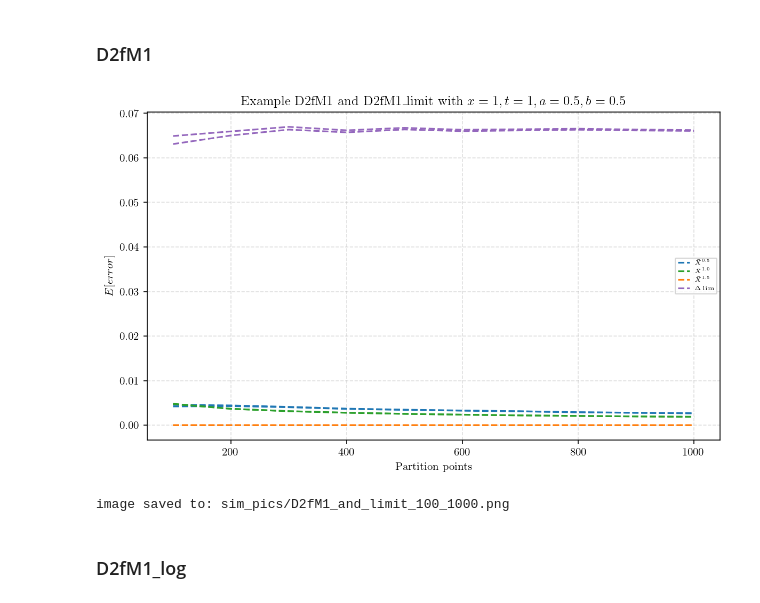
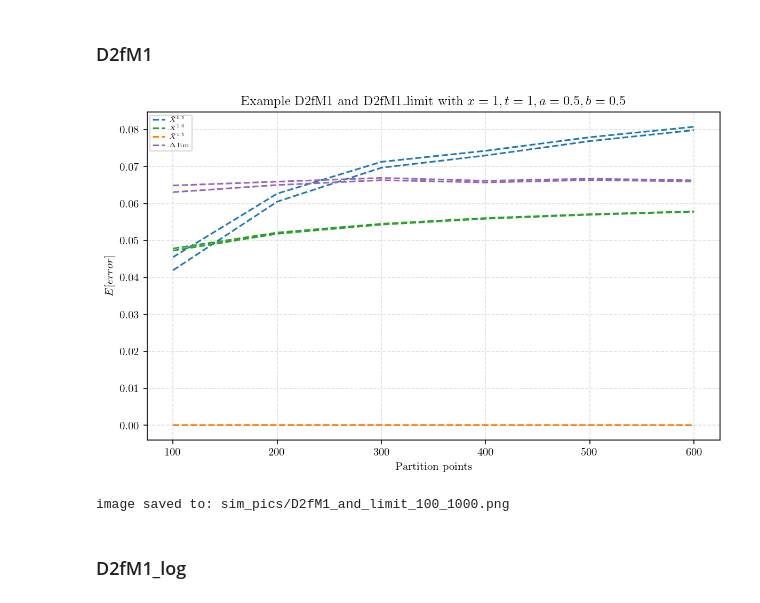
Before and after one commit to Andriyichenko/simulation, a Jupyter notebook: D2f/D2f_plot.ipynb, the cells around one changed output. Cells and saved outputs as stored; diff of their text form; code cells hidden in the pictures.

```diff
--- a/D2f/D2f_plot.ipynb
+++ b/D2f/D2f_plot.ipynb
@@ -264,8 +268,8 @@ def conf_level(a): #aは信頼度であり、ex:a=0.95なら95%信頼区間
     z=norm.ppf(1 - alpha / 2) #ここでPPF = Percaent Point Function,両側検定なのでalpha/2,norm.ppfは累積分布関数の逆関数、i.e.「何番目の値がこの累積確率になるのか？」を計算する
     return z
 
-df2 = pd.read_csv("../data_source/D2fM1_100_1000_data.csv")
-df3 = pd.read_csv("../data_source/D2fM1_100_1000_data.csv")
+df2 = pd.read_csv("../data_source/D2fM1_100_1000_data_test1.csv")
+df3 = pd.read_csv("../data_source/D2fM1_100_1000_data_test1.csv")
 
 
 #z信頼水準の計算,aは信頼度であり、ex:a=0.95なら95%信頼区間
@@ -289,34 +293,34 @@ A_low_df2    = df2['A']     - z * A_se_df2
 Am_up_df2    = df2['Am']    + z * Am_se_df2
 Am_low_df2   = df2['Am']    - z * Am_se_df2
 A15_up_df2   = df2['A_1_5'] + z * A15_se_df2
 A15_low_df2  = df2['A_1_5'] - z * A15_se_df2
 Axb_up_df3   = df3['Ab'] + z * Axb_se_df3
 Axb_low_df3  = df3['Ab'] - z * Axb_se_df3
 
 
 # グラフを描画
 plt.figure(figsize=(8, 5), dpi=150)  # dpi とは Dots Per Inch を意味する
 plt.plot(df2["points"], A_up_df2, linestyle="--", color="#1f77b4", label=r"$\bar{X}^{0.5}$")
 plt.plot(df2["points"], A_low_df2, linestyle="--", color="#1f77b4")
 plt.plot(df2["points"], Am_up_df2, linestyle="--", color="#2ca02c", label=r"$\bar{X}^{1.0}$ ")
 plt.plot(df2["points"], Am_low_df2, linestyle="--", color="#2ca02c")
 plt.plot(df2["points"], A15_up_df2, linestyle="--", color="#ff7f0e", label=r"$\bar{X}^{1.5}$ ")
 plt.plot(df2["points"], A15_low_df2, linestyle="--", color="#ff7f0e")
 plt.plot(df3["points"], Axb_up_df3, linestyle="--", color="#9467bd", label=r"$\Delta\lim$ ")
 plt.plot(df3["points"], Axb_low_df3, linestyle="--", color="#9467bd")
 
 
 plt.title(r'Example D2fM1 and D2fM1_limit with $x=1,t=1,a=0.5,b=0.5$')
 plt.xlabel("Partition points")
 plt.ylabel("$E[error]$ ")
 plt.grid(True, linestyle="--", alpha=0.4)
 plt.legend(fontsize=5.5, loc='best')
 plt.tight_layout()  # 自動的にレイアウトを調整する
 plt.savefig(save_path, dpi=250, bbox_inches='tight')
 plt.show()
 print("image saved to:", save_path)
 # %% [output]
-[figure, old version]
+[figure, new version]
 image saved to: sim_pics/D2fM1_and_limit_100_1000.png
 # %% [markdown]
 ### D2fM1_log
```
Also changed, not shown: parts of 4 cells of this notebook, 20 other files.
